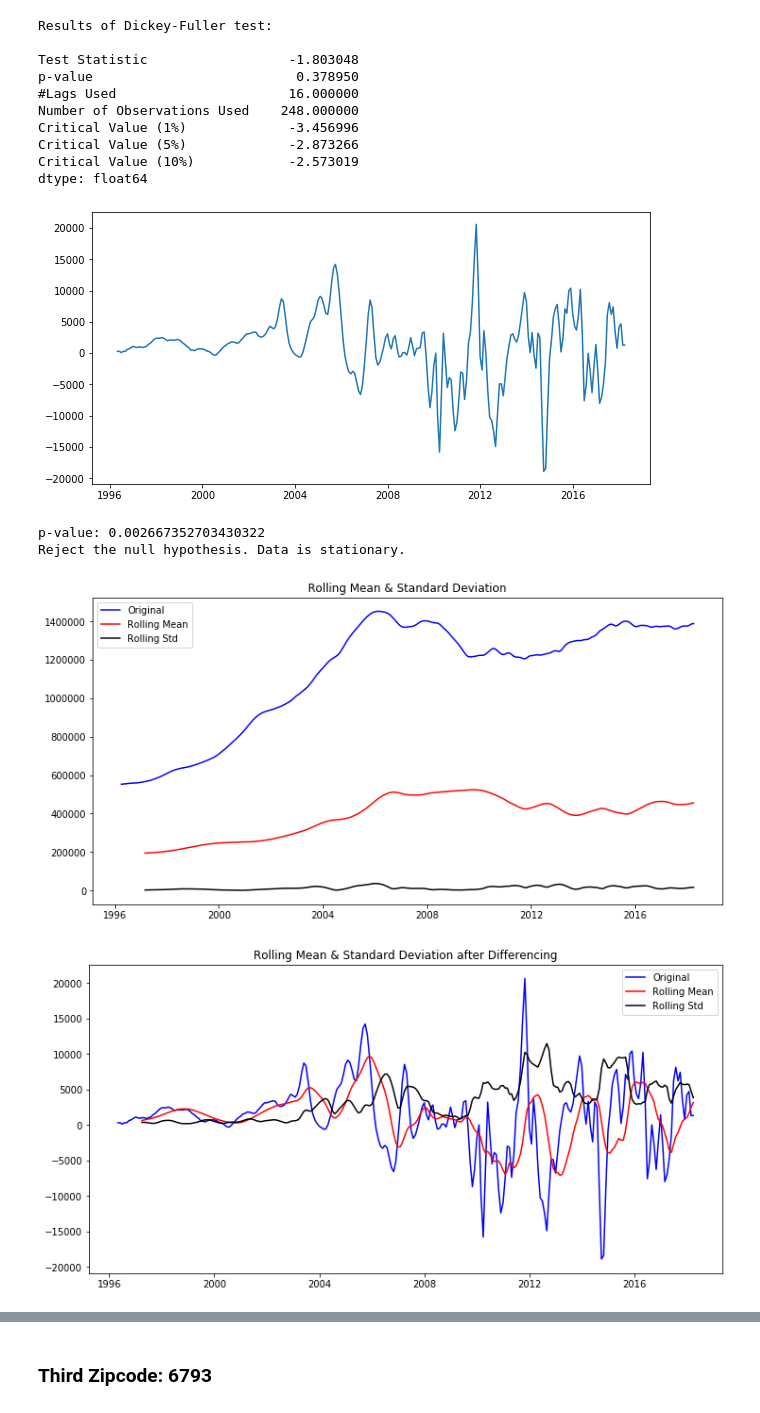
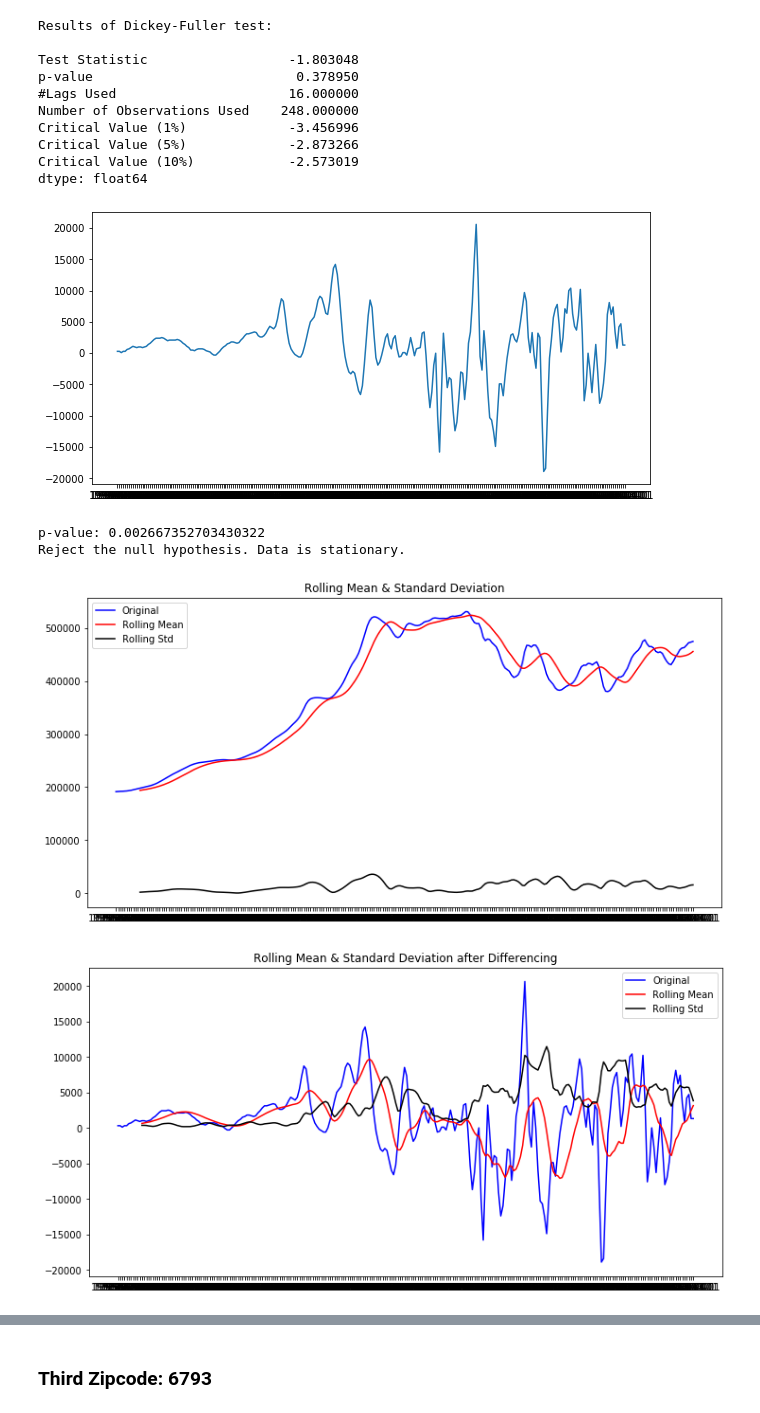
Before and after one commit to mcerow/TriState_Glory, a Jupyter notebook: Connecticut.ipynb, the cells around one changed output, grey strips where cells are left out. Cells and saved outputs as stored; diff of their text form; code cells hidden in the pictures.

```diff
--- a/Connecticut.ipynb
+++ b/Connecticut.ipynb
@@ -34,6 +41,7 @@ topzip.drop(columns=['RegionID', 'City', 'State', 'Metro', 'CountyName', 'SizeRa
 state_zips = [6820, 6068, 6793]
 
 state = topzip[topzip['Zipcode'].isin(state_zips)]
+state.set_index('time', inplace=True)
 state.head()
 # %% [output]
 |  | Zipcode | value |
@@ -249,10 +263,10 @@ Critical Value (5%)             -2.873266
 Critical Value (10%)            -2.573019
 dtype: float64
 # %%
-one_diff_second = second_zip.diff().dropna()
+one_diff_second = second_zip['value'].diff().dropna()
 # %%
 plt.figure(figsize=(10,5))
 plt.plot(one_diff_second);
 # %% [output]
-[figure, old version]
+[figure, new version]
 # %%
@@ -273,23 +287,23 @@ p-value: 0.002667352703430322
 Reject the null hypothesis. Data is stationary.
 # %%
 fig = plt.figure(figsize=(12,6))
-plt.plot(first_zip, color='blue',label='Original')
+plt.plot(second_zip.value, color='blue',label='Original')
 plt.plot(roll_mean, color='red', label='Rolling Mean')
 plt.plot(roll_std, color='black', label = 'Rolling Std')
 plt.legend(loc='best')
 plt.title('Rolling Mean & Standard Deviation')
 plt.show()
 
 diff_roll_mean = one_diff_second.rolling(window=12, center=False).mean()
 diff_roll_std = one_diff_second.rolling(window=12, center=False).std()
 
 fig = plt.figure(figsize=(12,6))
 plt.plot(one_diff_second, color='blue',label='Original')
 plt.plot(diff_roll_mean, color='red', label='Rolling Mean')
 plt.plot(diff_roll_std, color='black', label = 'Rolling Std')
 plt.legend(loc='best')
 plt.title('Rolling Mean & Standard Deviation after Differencing')
 plt.show()
 # %% [output]
-[figure, old version]
+[figure, new version]
-[figure, old version]
+[figure, new version]
```
Also changed, not shown: parts of 50 cells of this notebook.
